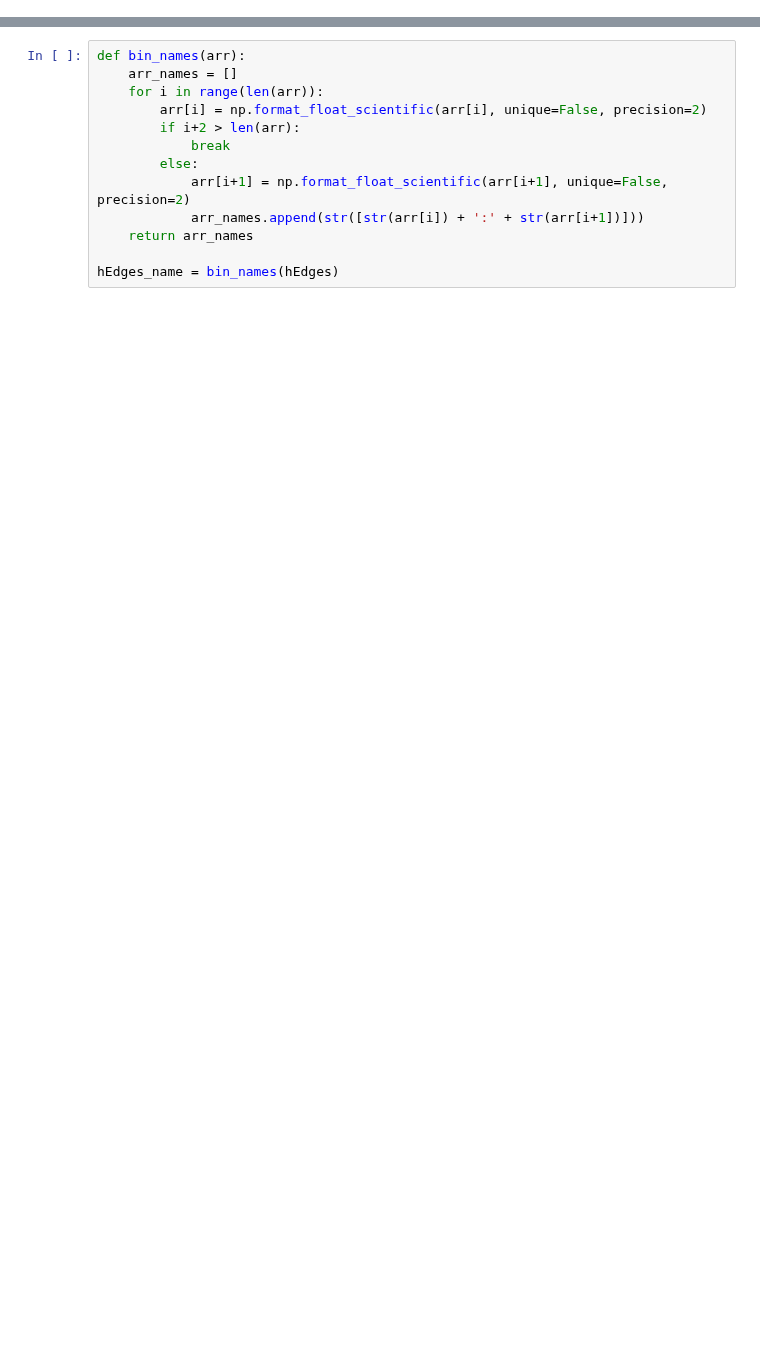
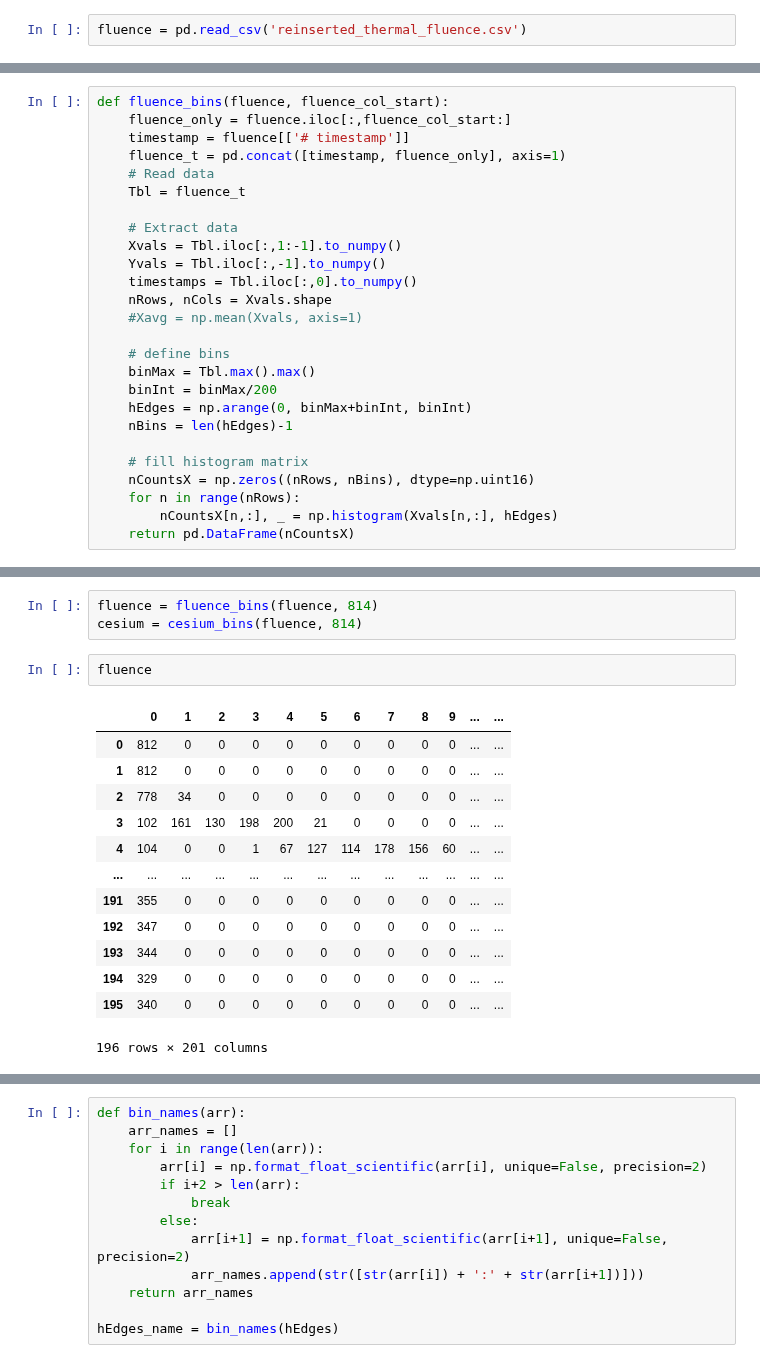
Before and after one commit to ChangyiYang/SimpleLSTM, a Jupyter notebook: alteredcode.ipynb, the cells around one changed output, grey strips where cells are left out. Drawn from its saved outputs; the diff is of its cells as text; blank space fills up the shorter version.

```diff
--- a/alteredcode.ipynb
+++ b/alteredcode.ipynb
@@ -9,0 +11,2 @@ import re
+# %%
+fluence = pd.read_csv('reinserted_thermal_fluence.csv')
@@ -9,0 +29,26 @@ import re
+# %%
+def fluence_bins(fluence, fluence_col_start):
+    fluence_only = fluence.iloc[:,fluence_col_start:]
+    timestamp = fluence[['# timestamp']]
+    fluence_t = pd.concat([timestamp, fluence_only], axis=1)
+    # Read data
+    Tbl = fluence_t
+
+    # Extract data
+    Xvals = Tbl.iloc[:,1:-1].to_numpy()
+    Yvals = Tbl.iloc[:,-1].to_numpy()
+    timestamps = Tbl.iloc[:,0].to_numpy()
+    nRows, nCols = Xvals.shape
+    #Xavg = np.mean(Xvals, axis=1)
+
+    # define bins
+    binMax = Tbl.max().max()
+    binInt = binMax/200
+    hEdges = np.arange(0, binMax+binInt, binInt)
+    nBins = len(hEdges)-1
+
+    # fill histogram matrix
+    nCountsX = np.zeros((nRows, nBins), dtype=np.uint16)
+    for n in range(nRows):
+        nCountsX[n,:], _ = np.histogram(Xvals[n,:], hEdges)
+    return pd.DataFrame(nCountsX)
@@ -9,0 +79,19 @@ import re
+# %%
+fluence = fluence_bins(fluence, 814)
+cesium = cesium_bins(fluence, 814)
+# %%
+fluence
+# %% [output]
+|  | 0 | 1 | 2 | 3 | 4 | 5 | 6 | 7 | 8 | 9 | ... | ... |
+| 0 | 812 | 0 | 0 | 0 | 0 | 0 | 0 | 0 | 0 | 0 | ... | ... |
+| 1 | 812 | 0 | 0 | 0 | 0 | 0 | 0 | 0 | 0 | 0 | ... | ... |
+| 2 | 778 | 34 | 0 | 0 | 0 | 0 | 0 | 0 | 0 | 0 | ... | ... |
+| 3 | 102 | 161 | 130 | 198 | 200 | 21 | 0 | 0 | 0 | 0 | ... | ... |
+| 4 | 104 | 0 | 0 | 1 | 67 | 127 | 114 | 178 | 156 | 60 | ... | ... |
+| ... | ... | ... | ... | ... | ... | ... | ... | ... | ... | ... | ... | ... |
+| 191 | 355 | 0 | 0 | 0 | 0 | 0 | 0 | 0 | 0 | 0 | ... | ... |
+| 192 | 347 | 0 | 0 | 0 | 0 | 0 | 0 | 0 | 0 | 0 | ... | ... |
+| 193 | 344 | 0 | 0 | 0 | 0 | 0 | 0 | 0 | 0 | 0 | ... | ... |
+| 194 | 329 | 0 | 0 | 0 | 0 | 0 | 0 | 0 | 0 | 0 | ... | ... |
+| 195 | 340 | 0 | 0 | 0 | 0 | 0 | 0 | 0 | 0 | 0 | ... | ... |
+196 rows × 201 columns
```
Also changed, not shown: parts of 30 cells of this notebook, 21 other files.
